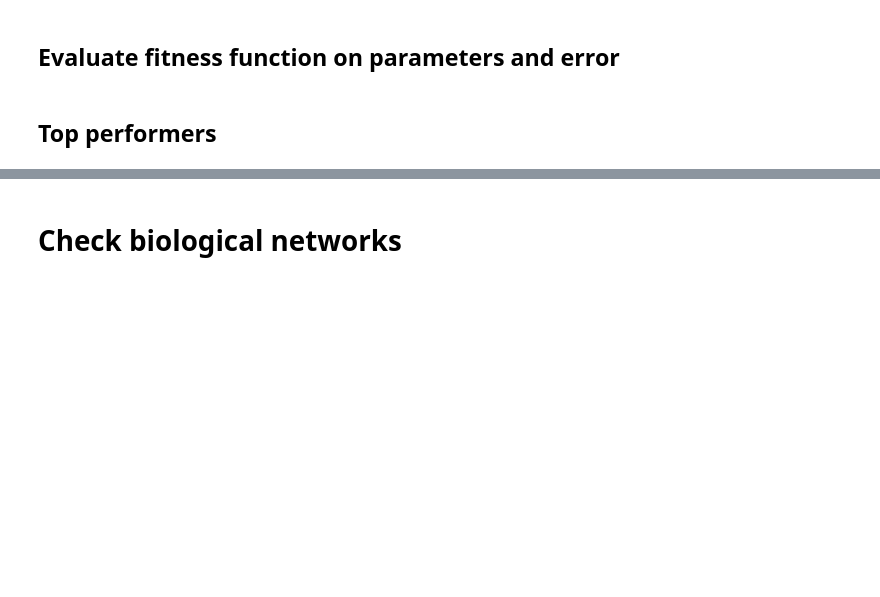
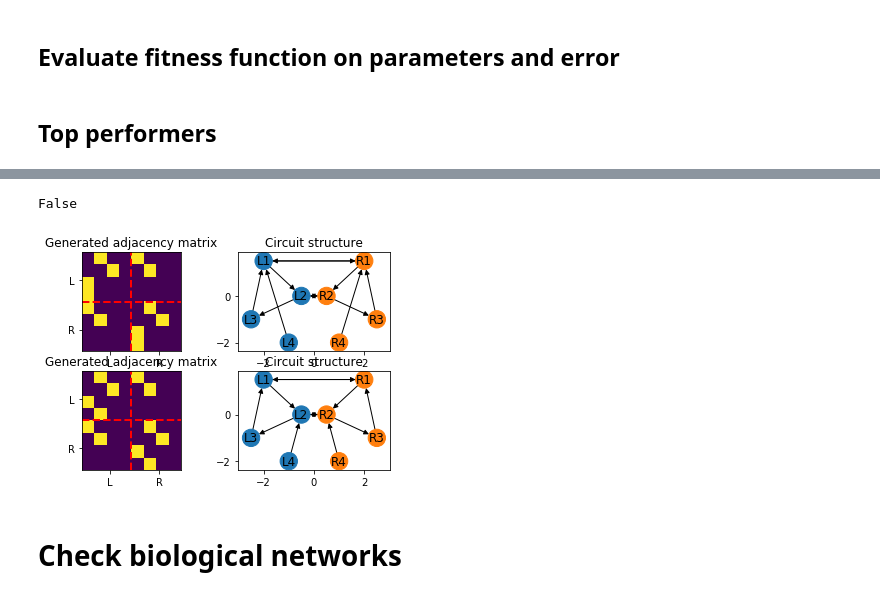
Before and after one commit to Raphtor/cpg_search, a Jupyter notebook: Motif_results_visualization_step1.ipynb, the cells around one changed output, grey strips where cells are left out. Cells and saved outputs as stored; diff of their text form; code cells hidden in the pictures; blank space fills up the shorter version.

```diff
--- a/Motif_results_visualization_step1.ipynb
+++ b/Motif_results_visualization_step1.ipynb
@@ -110,3 +172,21 @@ for i,fn in enumerate(top.index):
+# %%
+with open(os.path.join(datapath,top.index[1]), 'rb') as fp:
+    ret1 = pickle.load(fp)
+adj1 = construct_graph(*ret1['_metadata'])
+G1 = nx.from_numpy_matrix(adj1, create_using=nx.DiGraph)
+
+with open(os.path.join(datapath,top.index[2]), 'rb') as fp:
+    ret2 = pickle.load(fp)
+adj2 = construct_graph(*ret2['_metadata'])
+G2 = nx.from_numpy_matrix(adj2, create_using=nx.DiGraph)
+
+fig, ax = plt.subplots(2,2)
+draw_graph(ret1['_metadata'], ax[0,0], ax[0,1])
+draw_graph(ret2['_metadata'], ax[1,0], ax[1,1])
+nx.algorithms.isomorphism.is_isomorphic(G1,G2)
+# %% [output]
+False
+[figure, added]
 # %% [markdown]
 # Check biological networks
 # %% [markdown]
```
Also changed, not shown: parts of 13 cells of this notebook, 6 other files.
